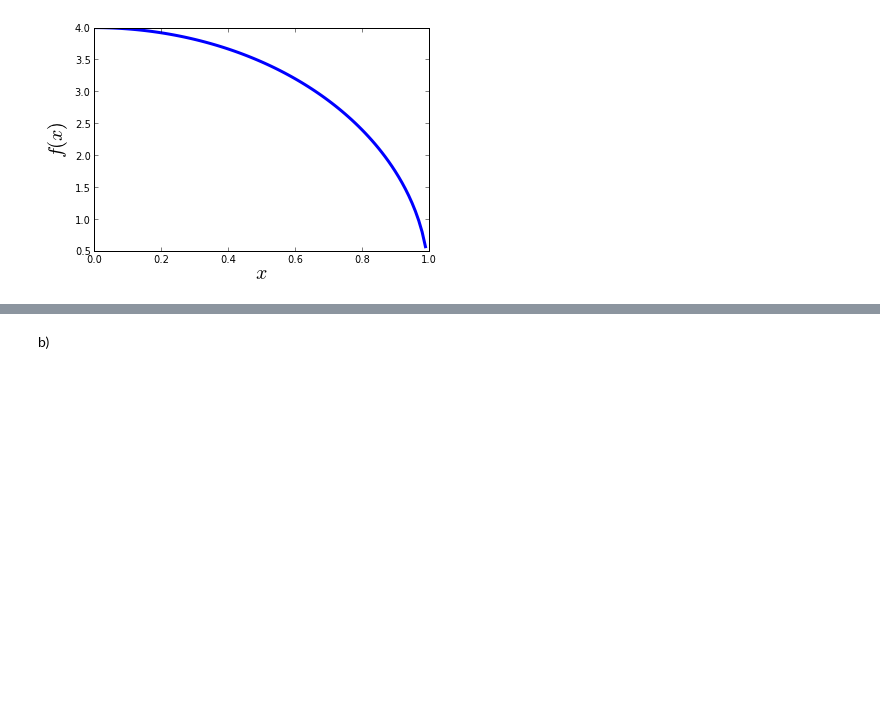
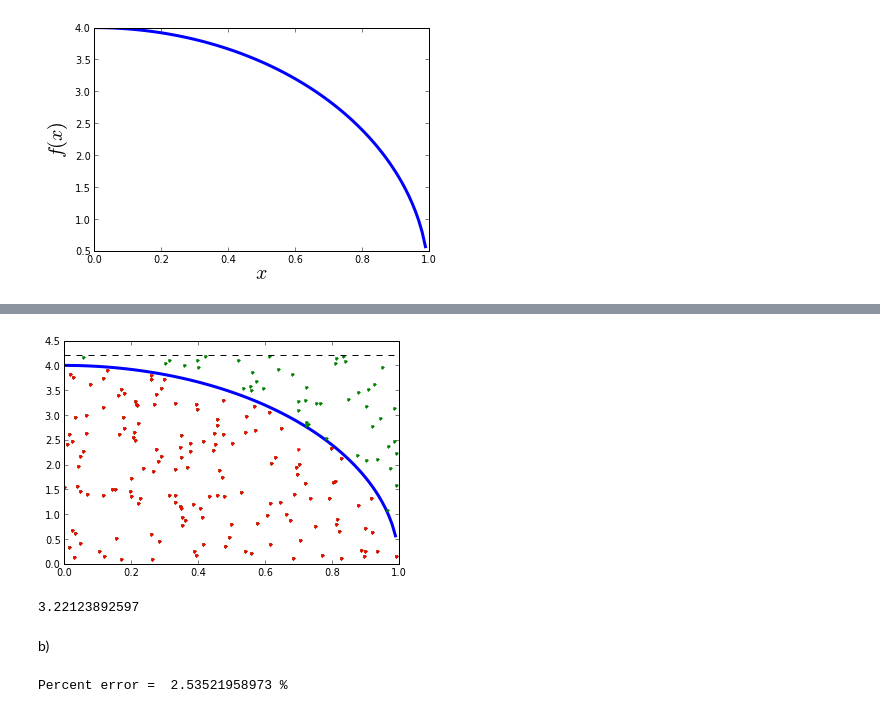
Before and after one commit to psalehsa/PHYS202-S13, a Jupyter notebook: Week5/IntegrationEx4.ipynb, the cells around one changed output, grey strips where cells are left out. Drawn from its saved outputs; the diff is of its cells as text; code cells hidden in the pictures; blank space fills up the shorter version.

```diff
--- a/Week5/IntegrationEx4.ipynb
+++ b/Week5/IntegrationEx4.ipynb
@@ -163,2 +187,30 @@ show()
+# %%
+#replot the funaction
+myplot = plot(x,f(x),lw=3)
+xlim(0.,1.)
+
+plot(samples_x[1:200],samples_y[1:200],'.')
+#show the ones below the function in red
+plot(samples_x[newmask[:200]],samples_y[newmask[:200]],'r.')
+
+#plot the box
+plot([xmin,xmin],[ymin,ymax], color='k', linestyle='--') #vertical left
+plot([xmax,xmax],[ymin,ymax], color='k',linestyle='--') #vertical right
+plot([xmin,xmax],[ymax,ymax],color='k',linestyle='--') #horizontal top
+
+show()
+# %% [output]
+[figure, added]
+# %%
+newmask = (samples_y < f(samples_x))
+I = (xmax - xmin)*(ymax-ymin)*sum(newmask)/newmask.size
+print I
+# %% [output]
+3.22123892597
 # %% [markdown]
 b)
+# %%
+Ierr = 100*(I-pi)/pi
+print "Percent error = ",Ierr, "%"
+# %% [output]
+Percent error =  2.53521958973 %
```
Also changed, not shown: parts of 2 cells of this notebook.
